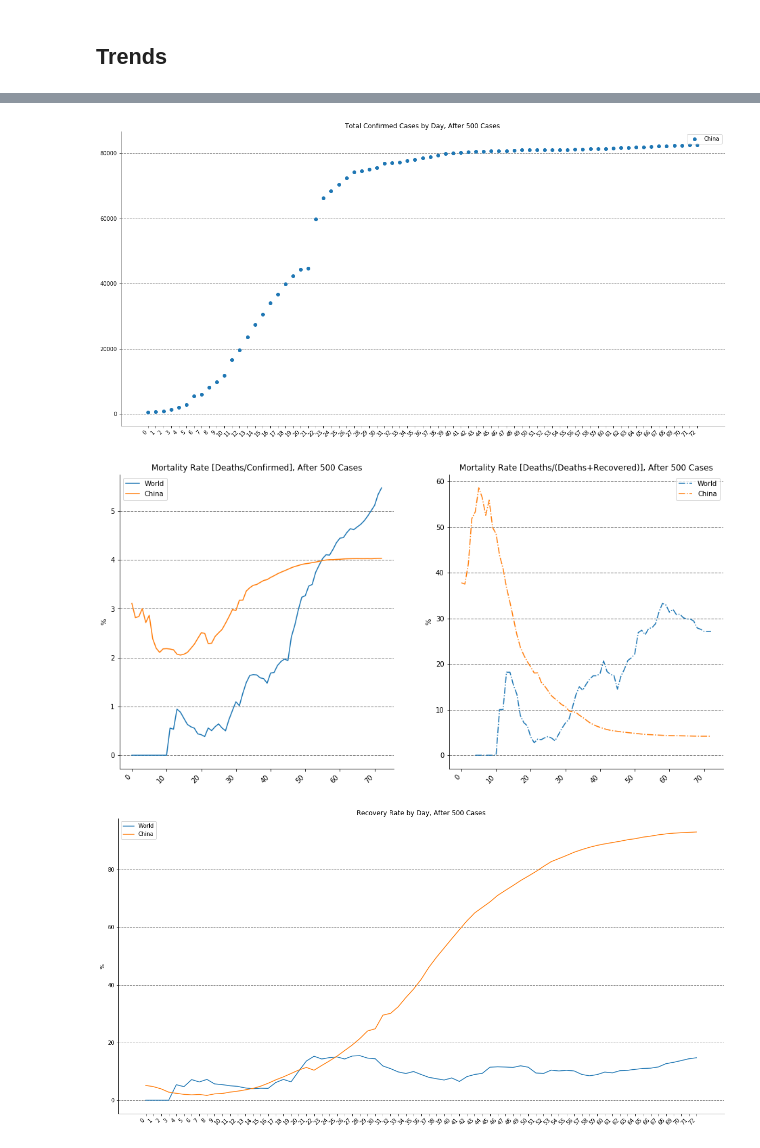
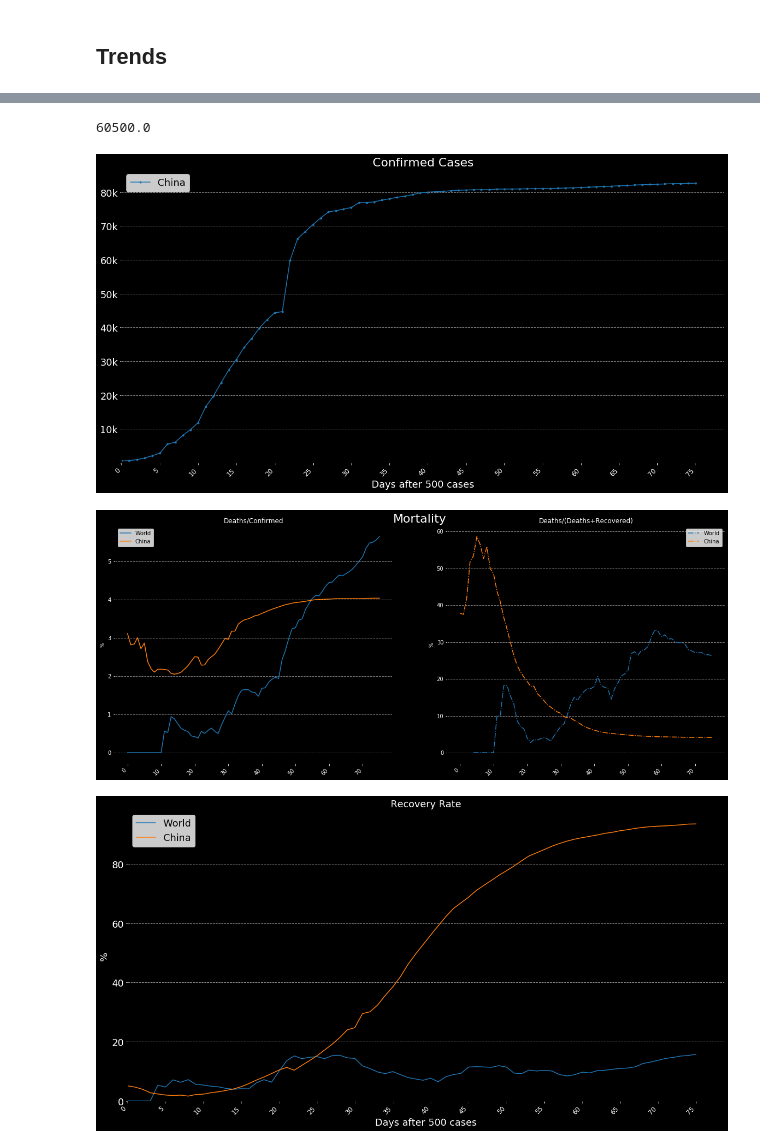
Before and after one commit to Thiagobc23/COVID-19, a Jupyter notebook: 01_COVID19.ipynb, the cells around one changed output, grey strips where cells are left out. Cells and saved outputs as stored; diff of their text form; code cells hidden in the pictures.

```diff
--- a/01_COVID19.ipynb
+++ b/01_COVID19.ipynb
@@ -18,8 +18,9 @@ world = world[~world.name.isin(["Antarctica", "Fr. S. Antarctic Lands"])]
 url = 'https://raw.githubusercontent.com/CSSEGISandData/COVID-19/master/csse_covid_19_data/csse_covid_19_daily_reports/'
 path = 'C:/py/covid19/COVID-19-master/csse_covid_19_data/csse_covid_19_daily_reports/'
 
-file = '04-03-2020.csv'
-today = '04-03-2020'
+file = '04-06-2020.csv'
+today = '04-06-2020'
+today = pd.to_datetime(today, format = "%m-%d-%Y")
 df = pd.read_csv(url+file)
 df.head()
 # %% [output]
@@ -81,8 +82,8 @@ def plot_day(df, i):
     ax.spines['top'].set_visible(False)
     ax.spines['right'].set_visible(False)
 
-    plt.title(i[:10] + ' | ' + '{:,d}'.format(df['Confirmed'].sum()) +' CONFIRMED CASES')
-    plt.savefig('pics/'+i+'.png', facecolor='white', edgecolor='none')
+    plt.title(str(i)[:10] + ' | ' + '{:,d}'.format(df['Confirmed'].sum()) +' CONFIRMED CASES')
+    plt.savefig('pics/'+str(i)[:10]+'.png', facecolor='white', edgecolor='none')
 
 # plot map of active confirmed and recovered
 def plot_map(df, i):
@@ -106,7 +107,7 @@ def plot_map(df, i):
         df.plot(kind='scatter', x='Longitude', y='Latitude', ax=ax, color='lightblue',
                 s=pd.to_numeric(df['Recovered'], errors='coerce')/50)
 
-    plt.text(0, 100, i[:10], color = 'black', fontsize = 40, ha='center')
+    plt.text(0, 100, str(i)[:10], color = 'black', fontsize = 40, ha='center')
 
     plt.text(0, -60, '{:,d}'.format(df['Confirmed'].sum()),
              color = 'white', fontsize = 50, ha='center')
@@ -117,7 +118,7 @@ def plot_map(df, i):
     # hide map axis
     ax.axis('off')
     ax.legend(['Confirmed','Recovered'], fontsize = 28)
-    plt.savefig('pics/'+i+'.png', facecolor='grey', edgecolor='none')
+    plt.savefig('pics/'+str(i)[:10]+'.png', facecolor='grey', edgecolor='none')
 # %%
 plot_rank('Confirmed', 20, 'orangered')
 plot_rank('Active', 20, 'orange')
@@ -349,48 +399,59 @@ def plot_contry_r(name, first_file='01-22-2020', start='01-23-2020', end=today,
+# %%
+country.Confirmed.max()
+# %% [output]
+60500.0
 # %%
 # Infected People
 
-fig, ax = plt.subplots(1, figsize=(20,10))
+fig, ax = plt.subplots(1, figsize=(20,10), facecolor='black')
 
 plot_contry(['China', 'Mainland China'])
 
-plt.legend(['China'])
-plt.savefig('pics/china.png', facecolor='white', edgecolor='none')
+ax.set_yticklabels(['', '10k', '20k', '30k', '40k',
+                    '50k', '60k', '70k', '80k'], fontsize=18)
+
+plt.xlim(0,)
+plt.ylim(0,)
+plt.legend(['China'], fontsize=18)
+plt.savefig('pics/china.png', facecolor='black', edgecolor='none')
 
 # Mortality
 
-fig, ax = plt.subplots(1, figsize=(16,8))
+fig, ax = plt.subplots(1, figsize=(20,8), facecolor='black')
+plt.title('Mortality', color='white', fontsize=22)
 ax.axis('off')
 
 ax = fig.add_subplot(121)
 plot_contry_d(['China', 'Mainland China'], inverse=True)
 plot_contry_d(['China', 'Mainland China'], inverse=False)
 
 plt.legend(['World', 'China'])
-#plt.savefig('pics/china_Mortality.png', facecolor='white', edgecolor='none')
 
 # Mortality Two
 
-#fig, ax = plt.subplots(1, figsize=(20,10))
 ax = fig.add_subplot(122)
 plot_contry_d_two(['China', 'Mainland China'], inverse=True)
 plot_contry_d_two(['China', 'Mainland China'], inverse=False)
 
 plt.legend(['World', 'China'])
-plt.savefig('pics/china_Mortality2.png', facecolor='white', edgecolor='none')
+plt.savefig('pics/china_Mortality2.png', facecolor='black', edgecolor='none')
 
 # Recovery
 
-fig, ax = plt.subplots(1, figsize=(20,10))
+fig, ax = plt.subplots(1, figsize=(20,10), facecolor='black')
 
 plot_contry_r(['China', 'Mainland China'], inverse=True)
 plot_contry_r(['China', 'Mainland China'], inverse=False)
 
-plt.legend(['World', 'China'])
-plt.savefig('pics/china_Recovery.png', facecolor='white', edgecolor='none')
+plt.xlim(0,)
+plt.ylim(0,)
+
+plt.legend(['World', 'China'], fontsize=18)
+plt.savefig('pics/china_Recovery.png', facecolor='black', edgecolor='none')
 # %% [output]
-[figure, old version]
+[figure, new version]
-[figure, old version]
+[figure, new version]
-[figure, old version]
+[figure, new version]
 # %%
 # US hit 500 on 03-08-2020
 # Italy hit 500 on 02-27-2020
```
Also changed, not shown: parts of 10 cells of this notebook, 1 other file.
